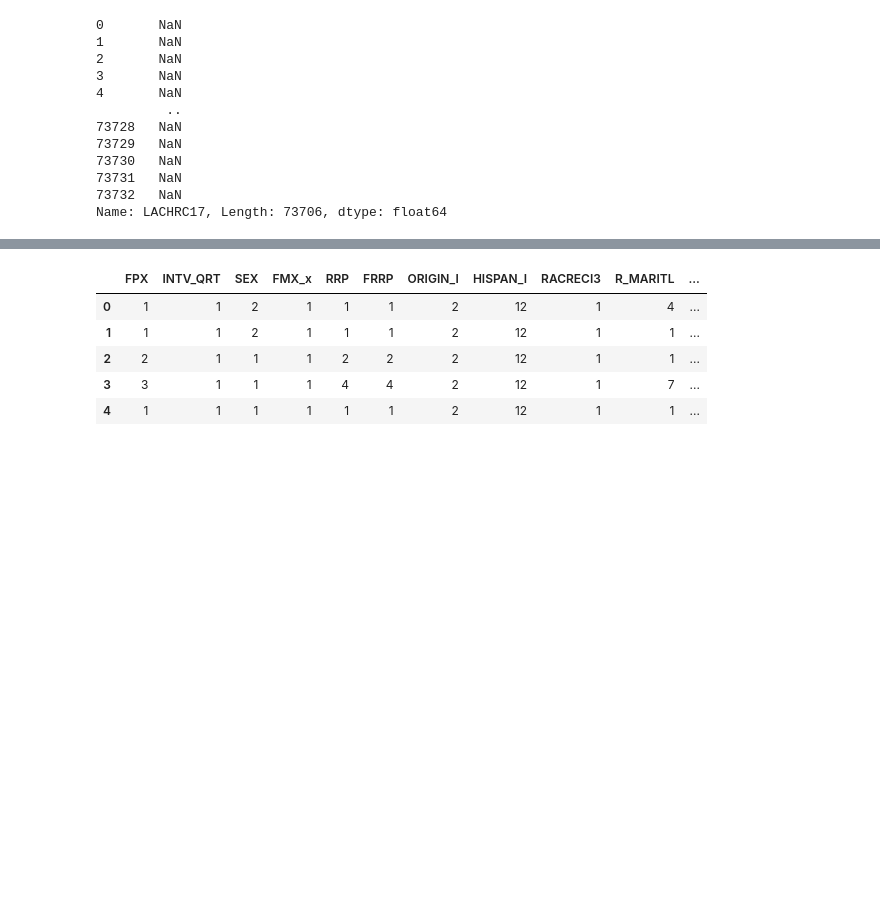
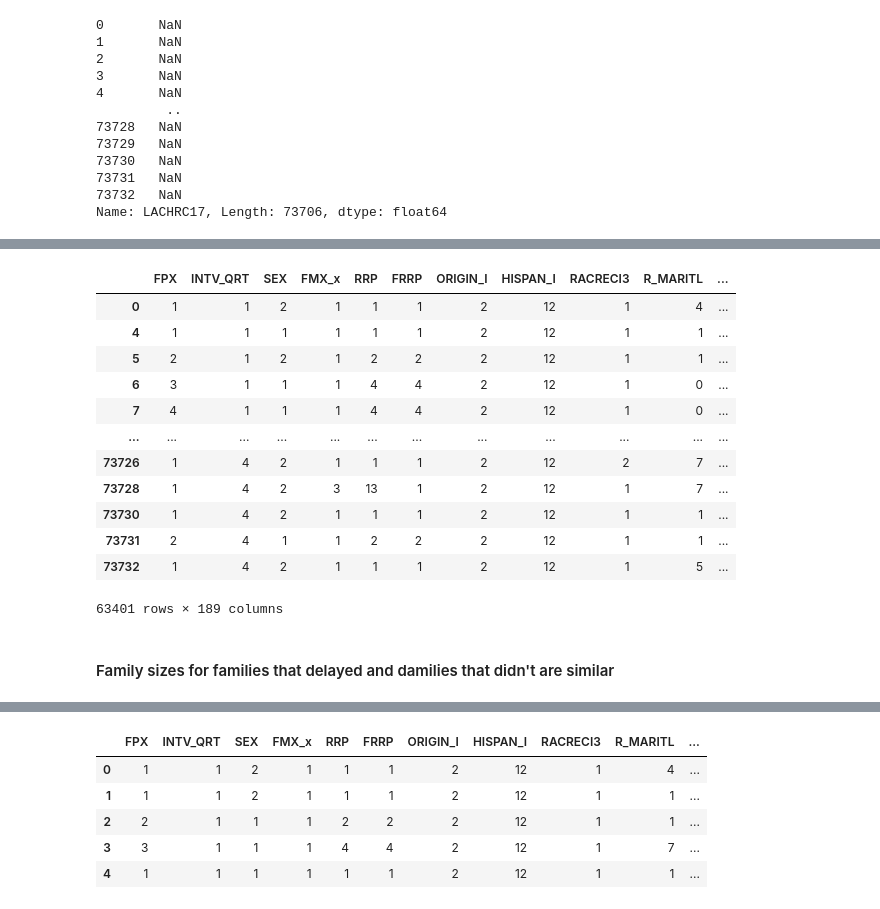
Before and after one commit to meganjacob/Venteur-Internship, a Jupyter notebook: Delayed Medical Care.ipynb, the cells around one changed output, grey strips where cells are left out. Drawn from its saved outputs; the diff is of its cells as text; code cells hidden in the pictures; blank space fills up the shorter version.

```diff
--- a/Delayed Medical Care.ipynb
+++ b/Delayed Medical Care.ipynb
@@ -71,2 +86,19 @@ y_delay = merged[merged["FDMEDYN"] == 1]
 # %%
 n_delay = merged[merged["FDMEDYN"] == 2]
+n_delay
+# %% [output]
+|  | FPX | INTV_QRT | SEX | FMX_x | RRP | FRRP | ORIGIN_I | HISPAN_I | RACRECI3 | R_MARITL | ... |
+| 0 | 1 | 1 | 2 | 1 | 1 | 1 | 2 | 12 | 1 | 4 | ... |
+| 4 | 1 | 1 | 1 | 1 | 1 | 1 | 2 | 12 | 1 | 1 | ... |
+| 5 | 2 | 1 | 2 | 1 | 2 | 2 | 2 | 12 | 1 | 1 | ... |
+| 6 | 3 | 1 | 1 | 1 | 4 | 4 | 2 | 12 | 1 | 0 | ... |
+| 7 | 4 | 1 | 1 | 1 | 4 | 4 | 2 | 12 | 1 | 0 | ... |
+| ... | ... | ... | ... | ... | ... | ... | ... | ... | ... | ... | ... |
+| 73726 | 1 | 4 | 2 | 1 | 1 | 1 | 2 | 12 | 2 | 7 | ... |
+| 73728 | 1 | 4 | 2 | 3 | 13 | 1 | 2 | 12 | 1 | 7 | ... |
+| 73730 | 1 | 4 | 2 | 1 | 1 | 1 | 2 | 12 | 1 | 1 | ... |
+| 73731 | 2 | 4 | 1 | 1 | 2 | 2 | 2 | 12 | 1 | 1 | ... |
+| 73732 | 1 | 4 | 2 | 1 | 1 | 1 | 2 | 12 | 1 | 5 | ... |
+63401 rows × 189 columns
+# %% [markdown]
+#### Family sizes for families that delayed and damilies that didn't are similar
```
Also changed, not shown: parts of 26 cells of this notebook, 9 other files.
